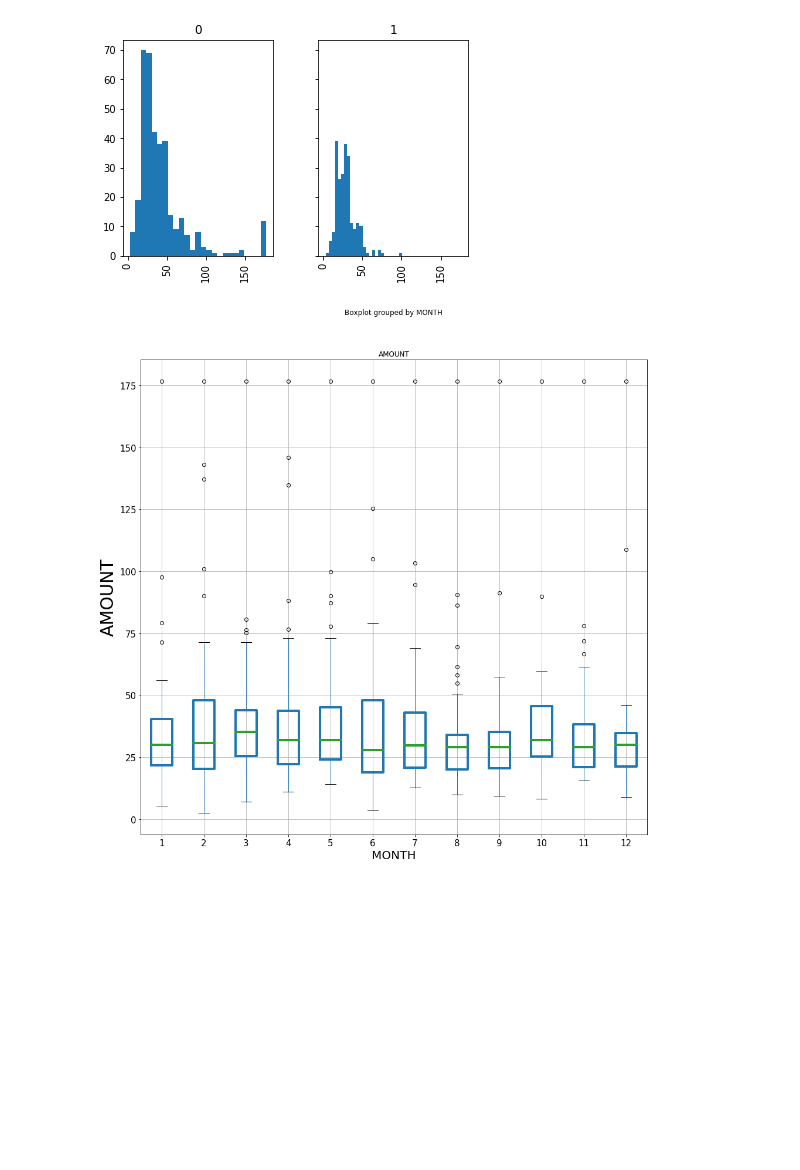
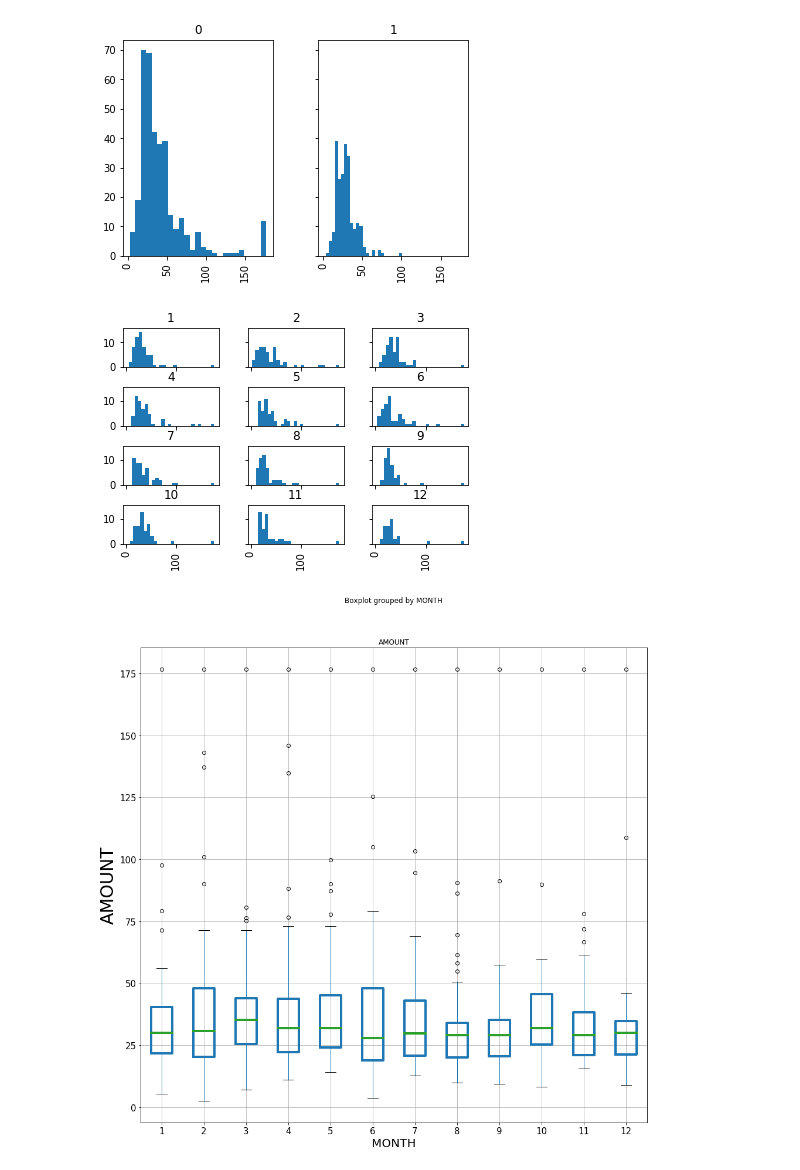
Before and after one commit to dihjital/Coursera_Capstone, a Jupyter notebook: Week 4 Assignment.ipynb, the cells around one changed output. Saved outputs shown, nothing was run; the diff lists cells and outputs as text; code cells hidden in the pictures; blank space fills up the shorter version.

```diff
--- a/Week 4 Assignment.ipynb
+++ b/Week 4 Assignment.ipynb
@@ -49,6 +50,10 @@ hist = df.hist(by='MANAGER', column='AMOUNT', bins=25, sharey=True, sharex=True)
 hist = df.hist(by='PRACTITIONER', column='AMOUNT', bins=25, sharey=True, sharex=True)
 # %% [output]
 [figure]
+# %%
+hist = df.hist(by='MONTH', column='AMOUNT', bins=25, sharey=True, sharex=True)
+# %% [output]
+[figure, added]
 # %%
 fig = plt.figure(figsize = (15,15))
 plt.xlabel('MONTH', size = 20)
```
Also changed, not shown: parts of 13 cells of this notebook.
